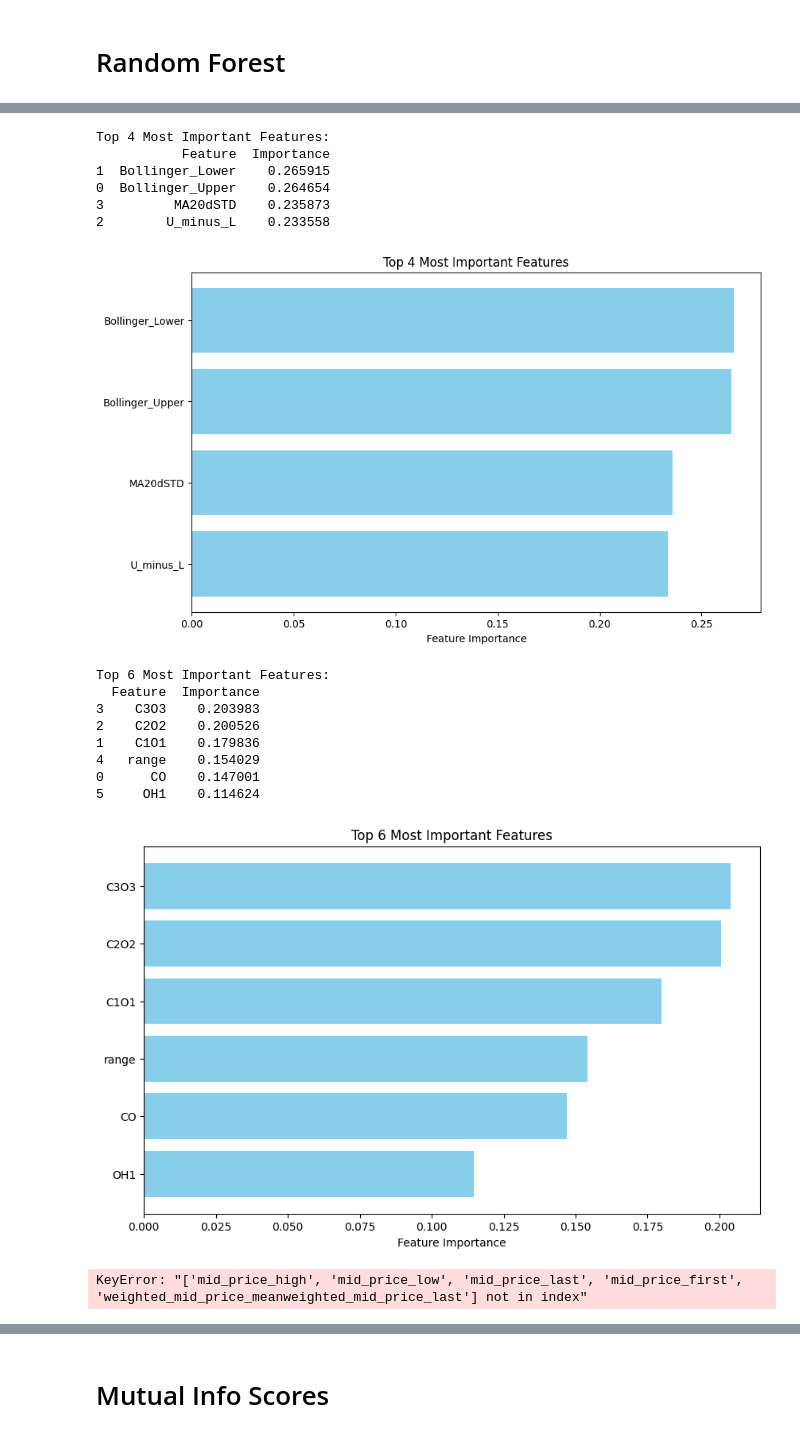
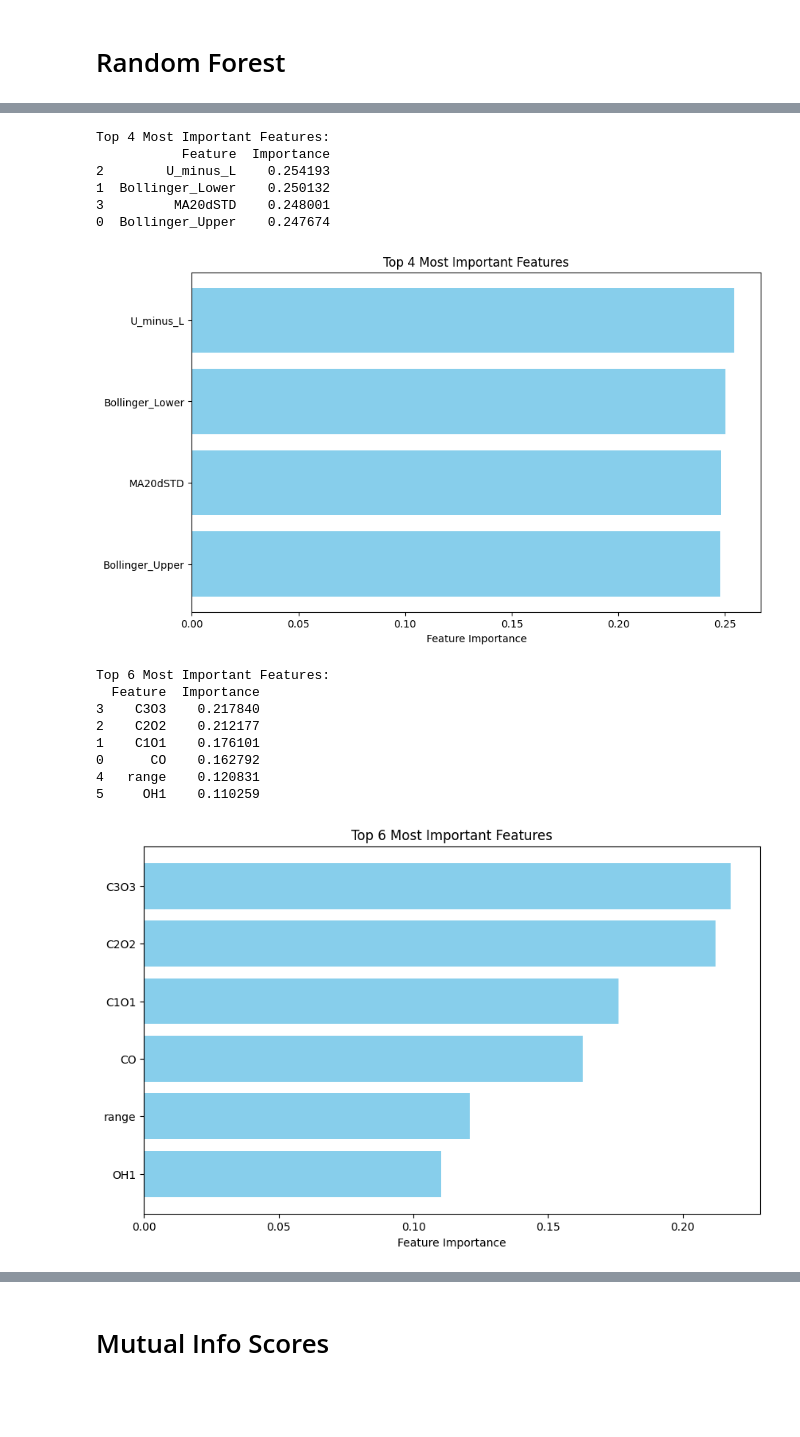
Before and after one commit to LiaoLaurent/Stock-Prediction-Deep-Learning, a Jupyter notebook: feature_engineering.ipynb, the cells around one changed output, grey strips where cells are left out. Drawn from its saved outputs; the diff is of its cells as text; code cells hidden in the pictures; blank space fills up the shorter version.

Commit message:
Ran new feature selection code on mean mid price target and created ARIMA forecast notebook

```diff
--- a/feature_engineering.ipynb
+++ b/feature_engineering.ipynb
@@ -366,14 +366,14 @@ def compute_order_book_features(
 
     return order_book_data
 # %%
-AAPL_data_path = "AAPL_data/AAPL_2024-10-01_xnas-itch.parquet"
+# AAPL_data_path = "AAPL_data/AAPL_2024-10-01_xnas-itch.parquet"
 
-raw_data = pd.read_parquet(AAPL_data_path)
+# raw_data = pd.read_parquet(AAPL_data_path)
 
-raw_data = raw_data.between_time(market_open, market_close)
+# raw_data = raw_data.between_time(market_open, market_close)
 
-order_book_data = compute_order_book_features(raw_data, "1s", mid_price_variation_class_threshold=0.0)
-enriched_data = add_technical_indicators(order_book_data)
+# order_book_data = compute_order_book_features(raw_data, "1s", mid_price_variation_class_threshold=0.0)
+# enriched_data = add_technical_indicators(order_book_data)
 
-print(enriched_data.columns)
-enriched_data.head()
+# print(enriched_data.columns)
+# enriched_data.head()
@@ -422,7 +385,7 @@ Name: count, dtype: int64
 # Feature selection
 # %%
 start_date = pd.to_datetime("2024-10-01")
-end_date = pd.to_datetime("2024-10-02")
+end_date = pd.to_datetime("2024-10-03")
 date_range = pd.bdate_range(start=start_date, end=end_date)
 data_paths = [f"AAPL_data/AAPL_{date.strftime('%Y-%m-%d')}_xnas-itch.parquet" for date in date_range]
 
@@ -541,7 +526,10 @@ OH1                       0.724096 -0.017271 -0.018127  0.217244  1.000000
 from sklearn.ensemble import RandomForestRegressor
 
 X = all_data.drop(columns=['mid_price_variation_class', 'weighted_mid_price_variation_class', "mean_mid_price_variation_class"])  # Features
-y = all_data['weighted_mid_price_variation_class']  # Target variable
+
+X_LOB = all_data[order_book_features]
+X_technical =all_data[technical_features]
+y = all_data['mean_mid_price_variation_class']  # Target variable
 
 params0 = {
     'n_estimators': 50,
@@ -617,8 +605,3 @@ def analyze_feature_importance(X, y, num_features=None, **rf_params):
     plt.show()
 
     return importance_df
-
-importance_df0 = analyze_feature_importance(X, y, num_features=25, **params0)
-importance_df1 = analyze_feature_importance(X, y, num_features=25, **params1)
-# importance_df2 = analyze_feature_importance(X, y, **params2)
-# importance_df3 = analyze_feature_importance(X, y, **params3)
@@ -668,7 +696,7 @@ volatility_indicators = ['Bollinger_Upper', 'Bollinger_Lower', 'U_minus_L', 'MA2
 other_indicators = ['CO', 'C1O1', 'C2O2', 'C3O3', 'range', 'OH1']
 
 # LOB specific indicators
-mid_price_indicators = ['mid_price_mean', 'std_mid_price', 'weighted_mid_price_first', 'weighted_mid_price_mean'
+mid_price_indicators = ['mid_price_mean', 'std_mid_price', 'weighted_mid_price_first', 'weighted_mid_price_mean',
        'weighted_mid_price_last', 'mid_price_variation', 'weighted_mid_price_variation']
 bid_ask_prices_indicators = ['last_best_bid_price',
        'mean_best_bid_price', 'last_best_ask_price', 'mean_best_ask_price', 'bid_price_variation', 'ask_price_variation', 'last_spread',
@@ -683,11 +711,11 @@ orders_indicators = ['total_net_order_flow', 'num_added_orders', 'mean_order_boo
 
 ohlc_indicators = ['trade_open', 'trade_close', 'trade_high', 'trade_low']
 
-importance_df_trend0 = analyze_feature_importance(X[trend_indicators], y, **params0)
-importance_df_trend1 = analyze_feature_importance(X[oscillators], y, **params1)
-importance_df_trend2 = analyze_feature_importance(X[moving_averages], y, **params2)
-importance_df_trend3 = analyze_feature_importance(X[volatility_indicators], y, **params3)
-importance_df_trend4 = analyze_feature_importance(X[other_indicators], y, **params0)
+importance_df_trend = analyze_feature_importance(X[trend_indicators], y, **params0)
+importance_df_oscillators = analyze_feature_importance(X[oscillators], y, **params1)
+importance_df_MA = analyze_feature_importance(X[moving_averages], y, **params2)
+importance_df_volatility_indicators = analyze_feature_importance(X[volatility_indicators], y, **params3)
+importance_df_other = analyze_feature_importance(X[other_indicators], y, **params0)
 # %% [output]
 Top 15 Most Important Features:
      Feature  Importance
@@ -730,18 +758,17 @@ Top 9 Most Important Features:
 Top 4 Most Important Features:
            Feature  Importance
-1  Bollinger_Lower    0.265915
-0  Bollinger_Upper    0.264654
-3         MA20dSTD    0.235873
-2        U_minus_L    0.233558
+2        U_minus_L    0.254193
+1  Bollinger_Lower    0.250132
+3         MA20dSTD    0.248001
+0  Bollinger_Upper    0.247674
-[figure, old version]
+[figure, new version]
 Top 6 Most Important Features:
   Feature  Importance
-3    C3O3    0.203983
-2    C2O2    0.200526
-1    C1O1    0.179836
-4   range    0.154029
-0      CO    0.147001
-5     OH1    0.114624
+3    C3O3    0.217840
+2    C2O2    0.212177
+1    C1O1    0.176101
+0      CO    0.162792
+4   range    0.120831
+5     OH1    0.110259
-[figure, old version]
+[figure, new version]
-KeyError: "['mid_price_high', 'mid_price_low', 'mid_price_last', 'mid_price_first', 'weighted_mid_price_meanweighted_mid_price_last'] not in index"
 # %%
```
Also changed, not shown: parts of 21 cells of this notebook, 3 other files.
